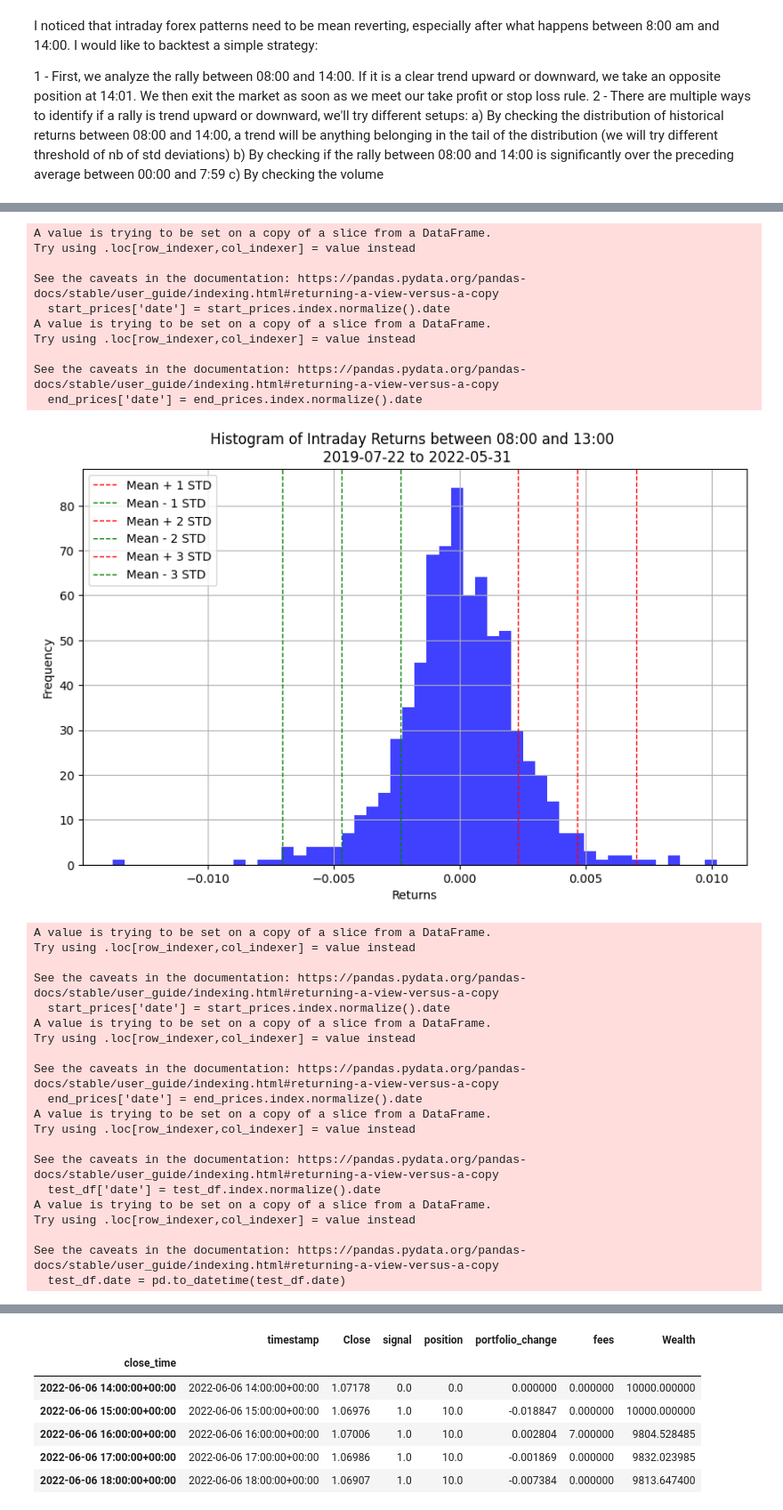
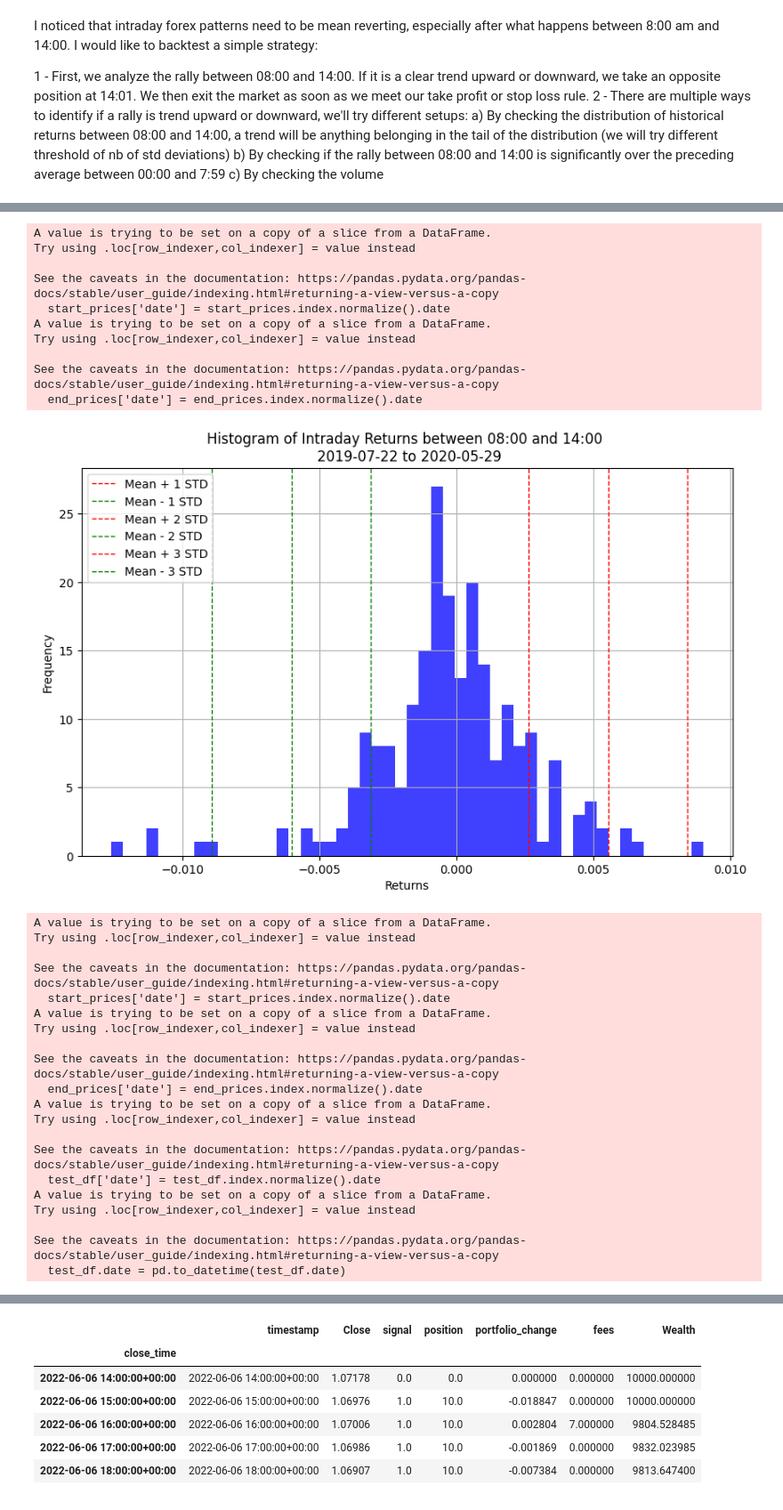
Before and after one commit to vtroude/QuantAndCo, a Jupyter notebook: Research/Forex_MeanReversion.ipynb, the cells around one changed output, grey strips where cells are left out. Shown at 89% size. Drawn from its saved outputs; the diff is of its cells as text; code cells hidden in the pictures.

```diff
--- a/Research/Forex_MeanReversion.ipynb
+++ b/Research/Forex_MeanReversion.ipynb
@@ -150,21 +252,21 @@ def vectorized_backtesting(df, leverage, fees, initial_wealth=10_000, price_colu
 
     return df
 # %%
-signal_df = MeanReversionIntraday(df, start_time='08:00', end_time='13:00',
-                                  last_train_date='2022-06-01', price_column="Close",
+signal_df = MeanReversionIntraday(df, start_time='08:00', end_time='14:00',
+                                  last_train_date='2020-06-01', price_column="Close",
                                   long_thres=-1, short_thres=1)
 # %% [output]
 A value is trying to be set on a copy of a slice from a DataFrame.
 Try using .loc[row_indexer,col_indexer] = value instead
 
 See the caveats in the documentation: https://pandas.pydata.org/pandas-docs/stable/user_guide/indexing.html#returning-a-view-versus-a-copy
   start_prices['date'] = start_prices.index.normalize().date
 A value is trying to be set on a copy of a slice from a DataFrame.
 Try using .loc[row_indexer,col_indexer] = value instead
 
 See the caveats in the documentation: https://pandas.pydata.org/pandas-docs/stable/user_guide/indexing.html#returning-a-view-versus-a-copy
   end_prices['date'] = end_prices.index.normalize().date
-[figure, old version]
+[figure, new version]
 A value is trying to be set on a copy of a slice from a DataFrame.
 Try using .loc[row_indexer,col_indexer] = value instead
 
```
Also changed, not shown: parts of 4 cells of this notebook, 2 other files.
